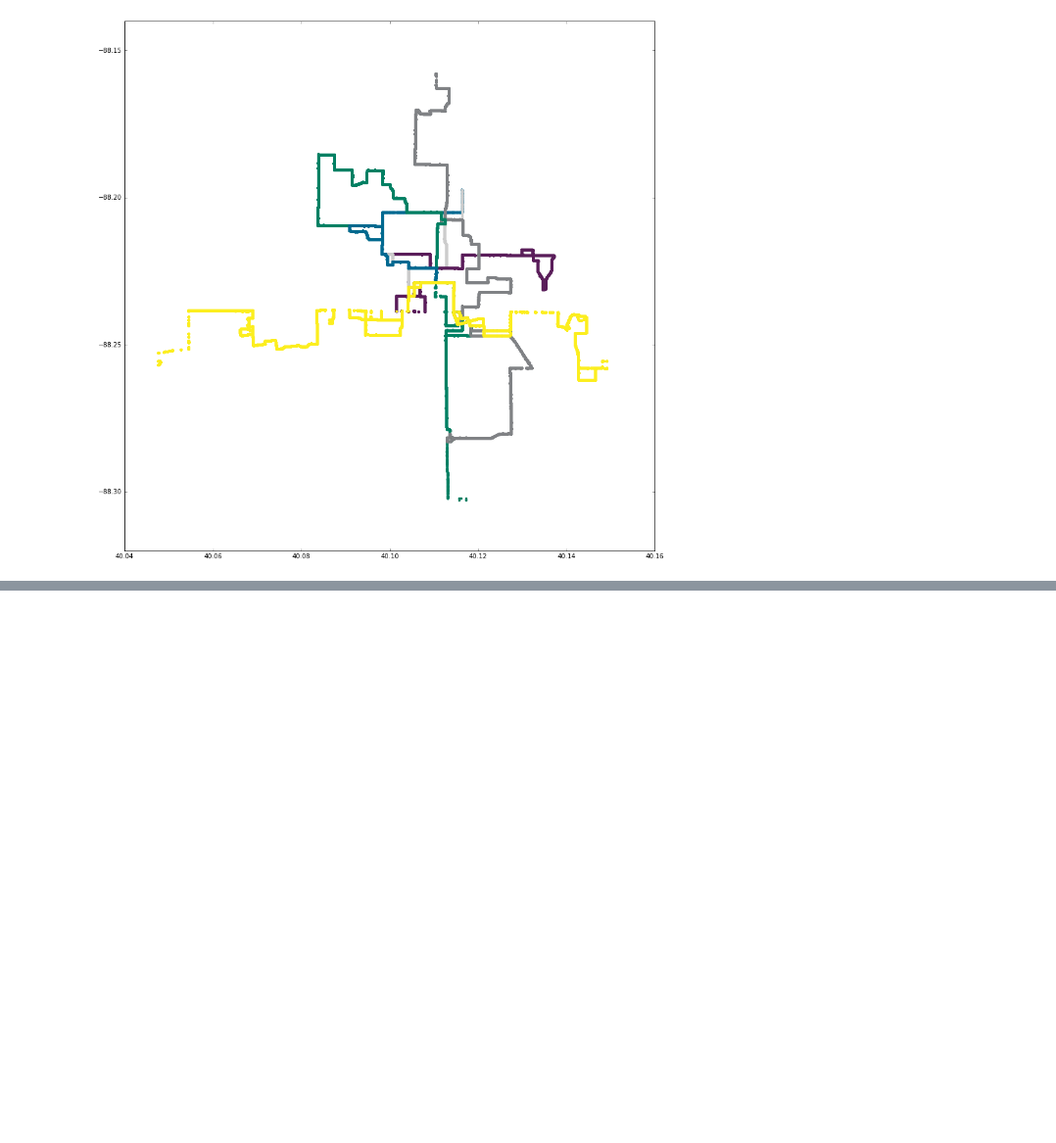
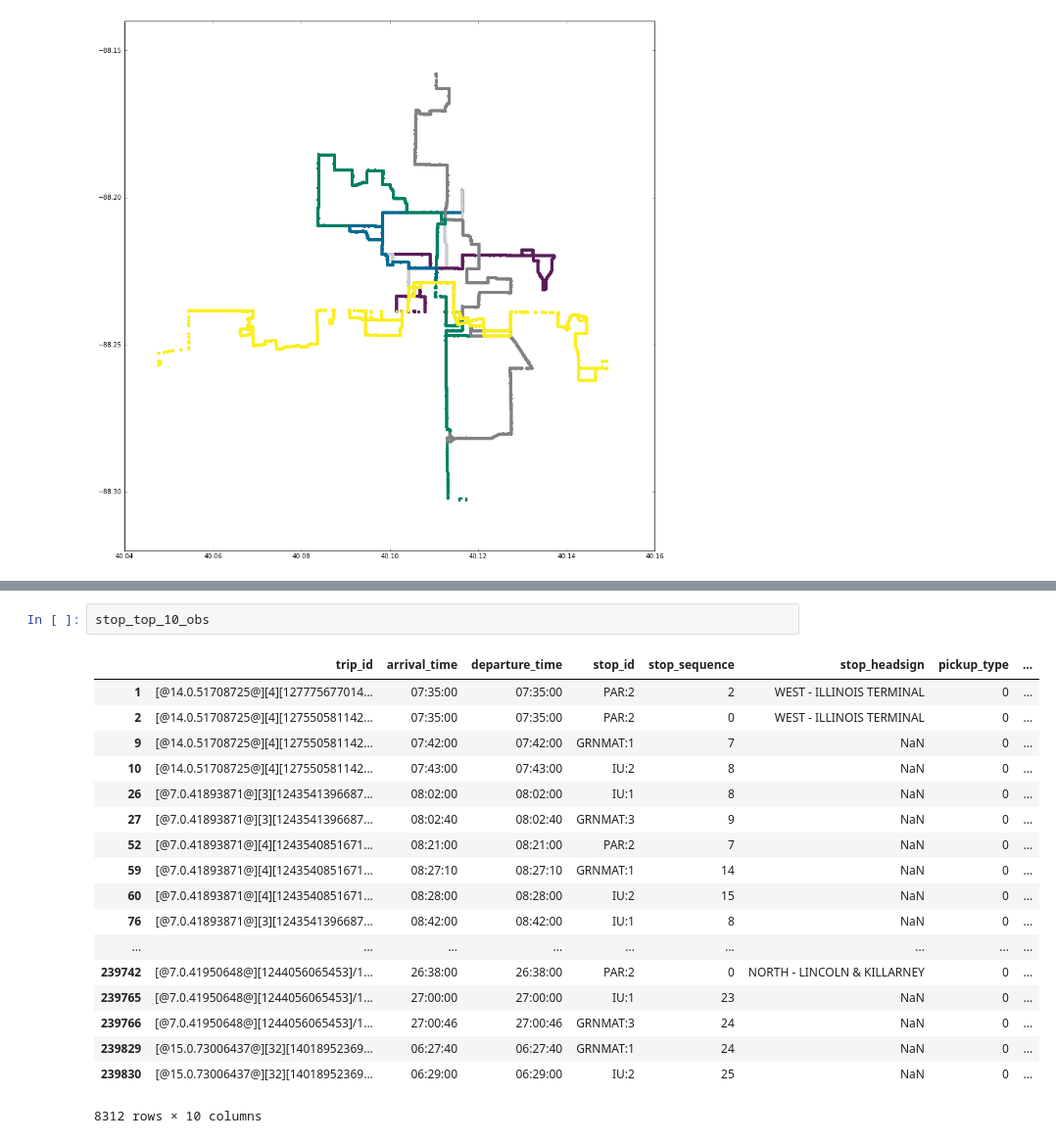
Before and after one commit to nikolausn/project-spring2017, a Jupyter notebook: part1/cumtd.ipynb, the cells around one changed output, grey strips where cells are left out. Shown at 98% size. Cells and saved outputs as stored; diff of their text form; blank space fills up the shorter version.

```diff
--- a/part1/cumtd.ipynb
+++ b/part1/cumtd.ipynb
@@ -240,0 +275,21 @@ p = ax.plot(Vt[0,],Vt[1,],'o')
+# %%
+stop_top_10_obs
+# %% [output]
+|  | trip_id | arrival_time | departure_time | stop_id | stop_sequence | stop_headsign | pickup_type | ... |
+| 1 | [@14.0.51708725@][4][127775677014... | 07:35:00 | 07:35:00 | PAR:2 | 2 | WEST - ILLINOIS TERMINAL | 0 | ... |
+| 2 | [@14.0.51708725@][4][127550581142... | 07:35:00 | 07:35:00 | PAR:2 | 0 | WEST - ILLINOIS TERMINAL | 0 | ... |
+| 9 | [@14.0.51708725@][4][127550581142... | 07:42:00 | 07:42:00 | GRNMAT:1 | 7 | NaN | 0 | ... |
+| 10 | [@14.0.51708725@][4][127550581142... | 07:43:00 | 07:43:00 | IU:2 | 8 | NaN | 0 | ... |
+| 26 | [@7.0.41893871@][3][1243541396687... | 08:02:00 | 08:02:00 | IU:1 | 8 | NaN | 0 | ... |
+| 27 | [@7.0.41893871@][3][1243541396687... | 08:02:40 | 08:02:40 | GRNMAT:3 | 9 | NaN | 0 | ... |
+| 52 | [@7.0.41893871@][4][1243540851671... | 08:21:00 | 08:21:00 | PAR:2 | 7 | NaN | 0 | ... |
+| 59 | [@7.0.41893871@][4][1243540851671... | 08:27:10 | 08:27:10 | GRNMAT:1 | 14 | NaN | 0 | ... |
+| 60 | [@7.0.41893871@][4][1243540851671... | 08:28:00 | 08:28:00 | IU:2 | 15 | NaN | 0 | ... |
+| 76 | [@7.0.41893871@][3][1243541396687... | 08:42:00 | 08:42:00 | IU:1 | 8 | NaN | 0 | ... |
+| ... | ... | ... | ... | ... | ... | ... | ... | ... |
+| 239742 | [@7.0.41950648@][1244056065453]/1... | 26:38:00 | 26:38:00 | PAR:2 | 0 | NORTH - LINCOLN & KILLARNEY | 0 | ... |
+| 239765 | [@7.0.41950648@][1244056065453]/1... | 27:00:00 | 27:00:00 | IU:1 | 23 | NaN | 0 | ... |
+| 239766 | [@7.0.41950648@][1244056065453]/1... | 27:00:46 | 27:00:46 | GRNMAT:3 | 24 | NaN | 0 | ... |
+| 239829 | [@15.0.73006437@][32][14018952369... | 06:27:40 | 06:27:40 | GRNMAT:1 | 24 | NaN | 0 | ... |
+| 239830 | [@15.0.73006437@][32][14018952369... | 06:29:00 | 06:29:00 | IU:2 | 25 | NaN | 0 | ... |
+8312 rows × 10 columns
```
Also changed, not shown: parts of 12 cells of this notebook.
